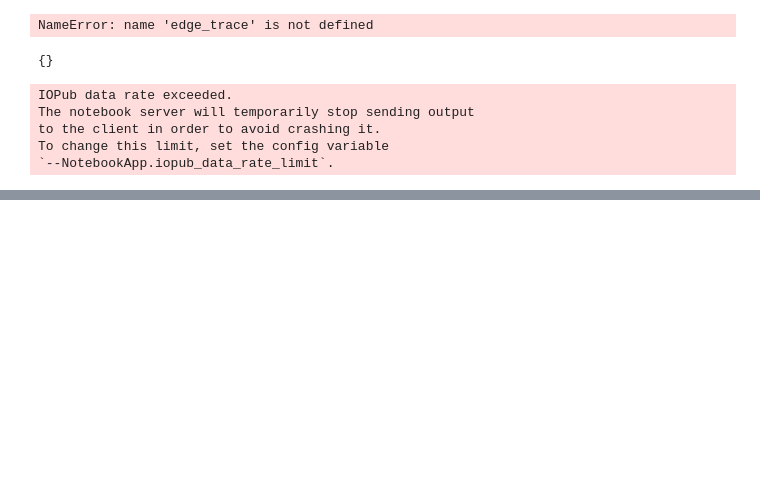
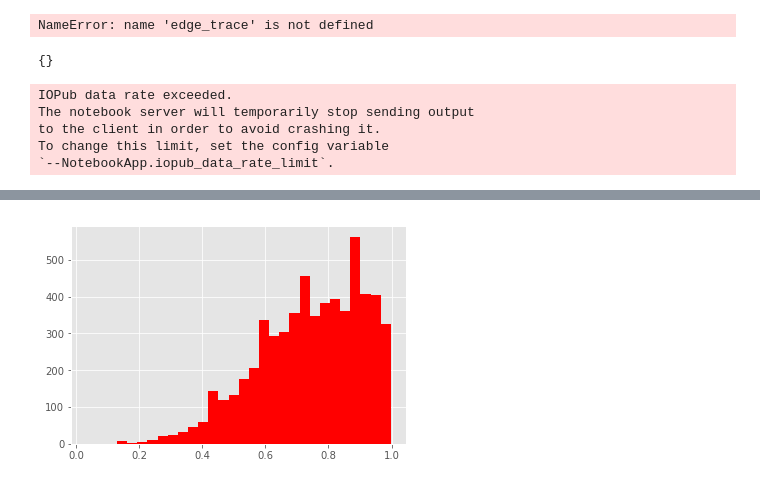
Before and after one commit to jcream31/workout_music_recommender, a Jupyter notebook: notebooks/Analysis.ipynb, the cells around one changed output, grey strips where cells are left out. Cells and saved outputs as stored; diff of their text form; code cells hidden in the pictures; blank space fills up the shorter version.

```diff
--- a/notebooks/Analysis.ipynb
+++ b/notebooks/Analysis.ipynb
@@ -773,0 +380,7 @@ nuwaveselects
+# %%
+plt.hist(data['energy'].round(2),
+         bins=30,
+         range=(min(data['energy']),max(data['energy'])),
+         facecolor='red');
+# %% [output]
+[figure, added]
```
Also changed, not shown: parts of 9 cells of this notebook, 2 other files.
